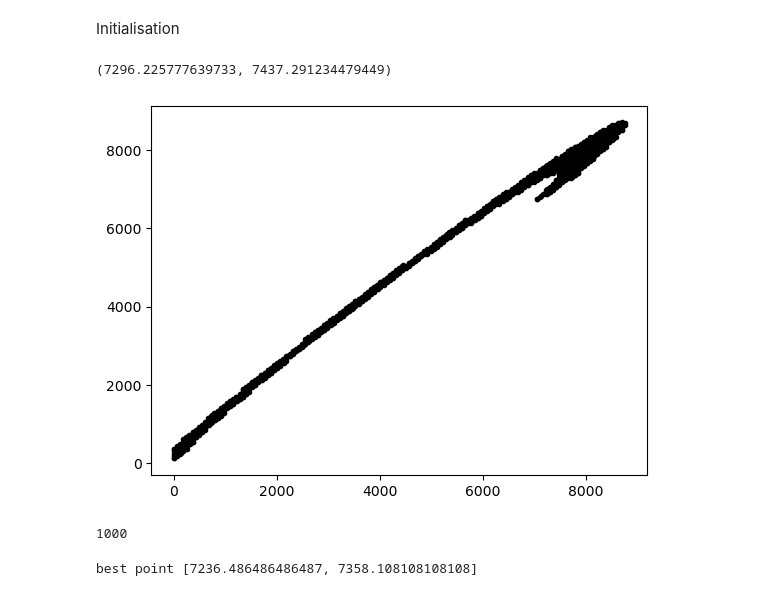
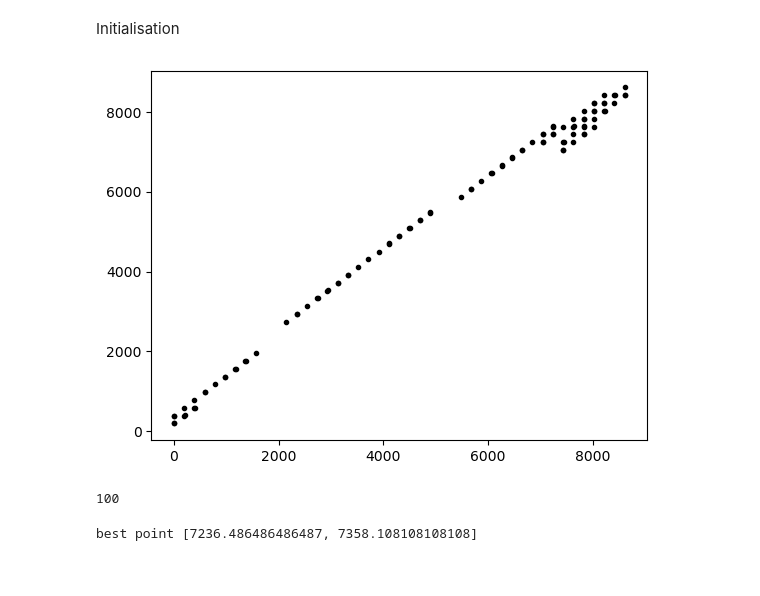
Before and after one commit to kuubikus/Individual-Project, a Jupyter notebook: IP_lambert1.ipynb, the cells around one changed output. Cells and saved outputs as stored; diff of their text form; code cells hidden in the pictures.

```diff
--- a/IP_lambert1.ipynb
+++ b/IP_lambert1.ipynb
@@ -408,25 +424,13 @@ for t in range(61):
 # %%
 r1,v1 = propagate_based_on_elements(elements_deb, 0, kepler=False)
 r2,v2= propagate_based_on_elements(elements_deb, 60, kepler=False)
 
-R1, V2 = propagate_based_on_elements(elements_sat, 0, kepler=False)
-R2, V2 = propagate_based_on_elements(elements_sat, 60, kepler=False)
-
-rel1 = R1 - r1
-rel2 = R2 - r2
-np.linalg.norm(rel1), np.linalg.norm(rel2)
+# initialise
+data = initialise_pop(elements_sat, r1, r2, N=100)
+show_pop(data)
+print(len(data))
 # %% [output]
+[figure, added]
-(7296.225777639733, 7437.291234479449)
+100
-# %%
-r1,v1 = propagate_based_on_elements(elements_deb, 0, kepler=False)
-r2,v2= propagate_based_on_elements(elements_deb, 60, kepler=False)
-
-# initialise
-data = initialise_pop(elements_sat, r1, r2, N=1000)
-show_pop(data)
-print(len(data))
-# %% [output]
-[figure, removed]
-1000
 # %%
 data = objective_func(elements_sat, set_of_measurments, data)
```
Also changed, not shown: parts of 3 cells of this notebook, 1 other file.
